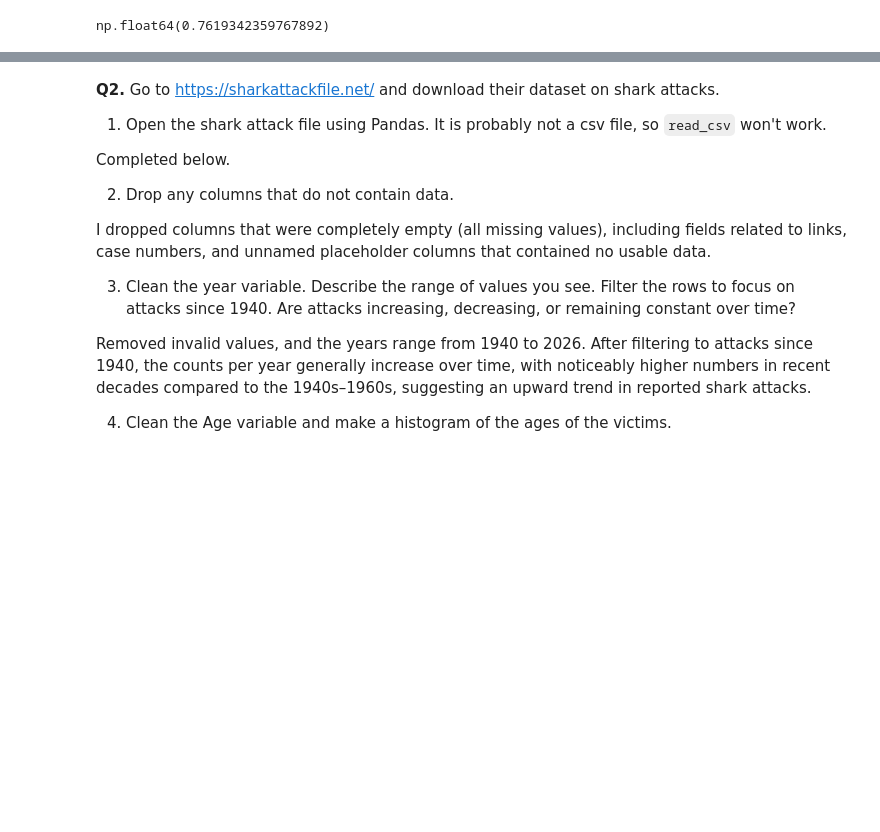
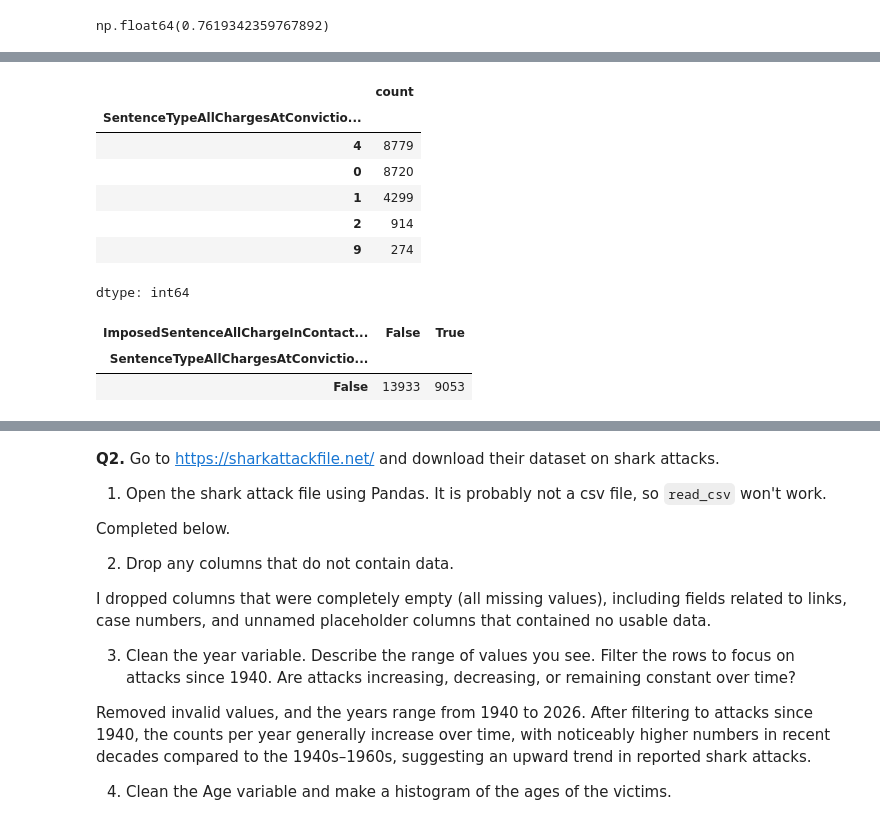
Before and after one commit to inmarjr/wrangling, a Jupyter notebook: assignment/assignment.ipynb, the cells around one changed output, grey strips where cells are left out. Cells and saved outputs as stored; diff of their text form; code cells hidden in the pictures; blank space fills up the shorter version.

```diff
--- a/assignment/assignment.ipynb
+++ b/assignment/assignment.ipynb
@@ -103,0 +155,13 @@ UnicodeDecodeError: 'utf-8' codec can't decode byte 0xf0 in position 7: invalid
+# %%
+#Q1.4
+justice["ImposedSentenceAllChargeInContactEvent"].head(10)
+justice["SentenceTypeAllChargesAtConvictionInContactEvent"].value_counts(dropna=False)
+# %% [output]
+|  | count |
+| SentenceTypeAllChargesAtConvictio... |  |
+| 4 | 8779 |
+| 0 | 8720 |
+| 1 | 4299 |
+| 2 | 914 |
+| 9 | 274 |
+dtype: int64
@@ -103,0 +172,9 @@ UnicodeDecodeError: 'utf-8' codec can't decode byte 0xf0 in position 7: invalid
+# %%
+pd.crosstab(
+    justice["SentenceTypeAllChargesAtConvictionInContactEvent"].isna(),
+    justice["ImposedSentenceAllChargeInContactEvent"].isna()
+)
+# %% [output]
+| ImposedSentenceAllChargeInContact... | False | True |
+| SentenceTypeAllChargesAtConvictio... |  |  |
+| False | 13933 | 9053 |
```
Also changed, not shown: parts of 14 cells of this notebook.
